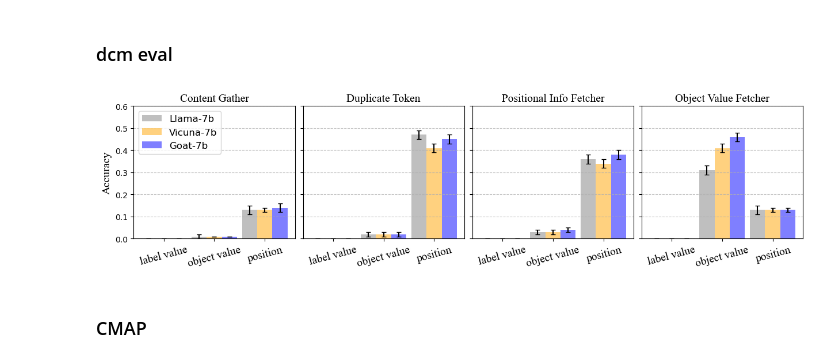
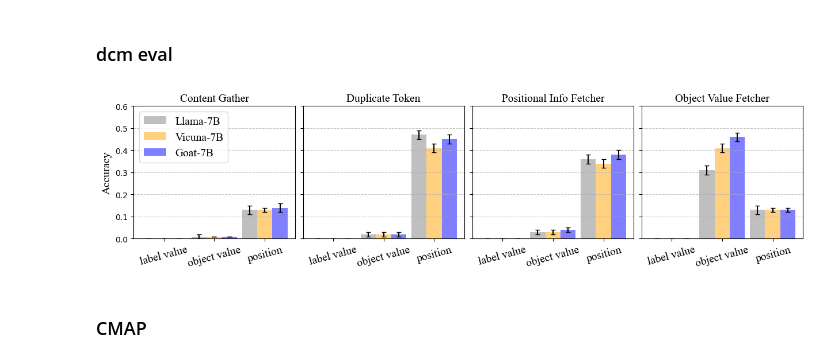
Before and after one commit to tamarott/finetuning_iclr24_figs, a Jupyter notebook: figs.ipynb, the cells around one changed output. Drawn from its saved outputs; the diff is of its cells as text; code cells hidden in the pictures.

Commit message:
DCM figure with correct font family

```diff
--- a/figs.ipynb
+++ b/figs.ipynb
@@ -103,9 +103,9 @@ for i in range(len(groups)):
     br3 = [x + barWidth for x in br2]
 
     # Make the plot
-    axs[i].bar(br1, llama_val, color="grey", alpha=0.5, width=barWidth, label="Llama-7b")
-    axs[i].bar(br2, vicuna_val, color="orange", alpha=0.5, width=barWidth, label="Vicuna-7b")
-    axs[i].bar(br3, goat_val, color="blue", alpha=0.5, width=barWidth, label="Goat-7b")
+    axs[i].bar(br1, llama_val, color="grey", alpha=0.5, width=barWidth, label="Llama-7B")
+    axs[i].bar(br2, vicuna_val, color="orange", alpha=0.5, width=barWidth, label="Vicuna-7B")
+    axs[i].bar(br3, goat_val, color="blue", alpha=0.5, width=barWidth, label="Goat-7B")
 
     # Add error bars
     axs[i].errorbar(
@@ -131,35 +131,35 @@ for i in range(len(groups)):
         fmt="none",
         ecolor="black",
         capsize=3,
     )
 
     # Adding Xticks
     axs[i].set_xticks([r + barWidth for r in br1])  # Set the tick positions
     axs[i].set_xticklabels(desiderata, font_properties=font_properties)  # Set the tick labels
     axs[i].tick_params(axis="x", labelrotation=15)
     #     axs[i].grid(axis='y')
     axs[i].set_ylim(0, 0.6)
     axs[i].set_title(groups[i], font_properties=font_properties)
 
     if i == 0:
         axs[i].set_ylabel("Accuracy", font_properties=font_properties)
         #     if i==3:
-        axs[i].legend(fontsize=12, ncol=1, loc="upper left")
+        axs[i].legend(prop=font_properties, ncol=1, loc="upper left")
         axs[i].grid(True, axis="y", linestyle="--", alpha=0.7)
 
     else:
         axs[i].grid(True, axis="y", linestyle="--", alpha=0.7)
         #         axs[i].set_yticks([    ])
         tick_positions = axs[i].get_yticks()
         tick_labels = axs[i].get_yticklabels()
 
         # Set the tick positions and empty labels
         axs[i].set_yticks(tick_positions)
         axs[i].set_yticklabels([""] * len(tick_labels))  # Set empty labels
 
 plt.savefig("Figures/semantic.pdf", bbox_inches="tight", dpi=200)
 # %% [output]
-[figure, old version]
+[figure, new version]
 # %% [markdown]
 ### CMAP
 # %%
```
Also changed, not shown: 1 other file.
